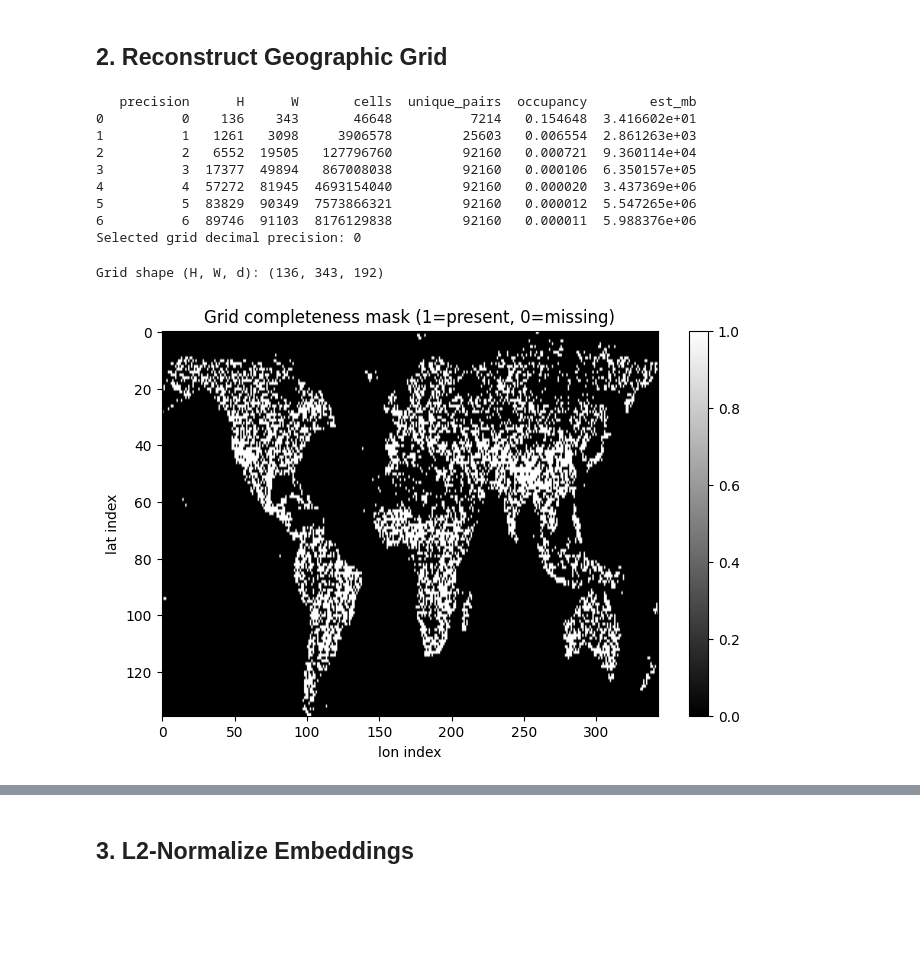
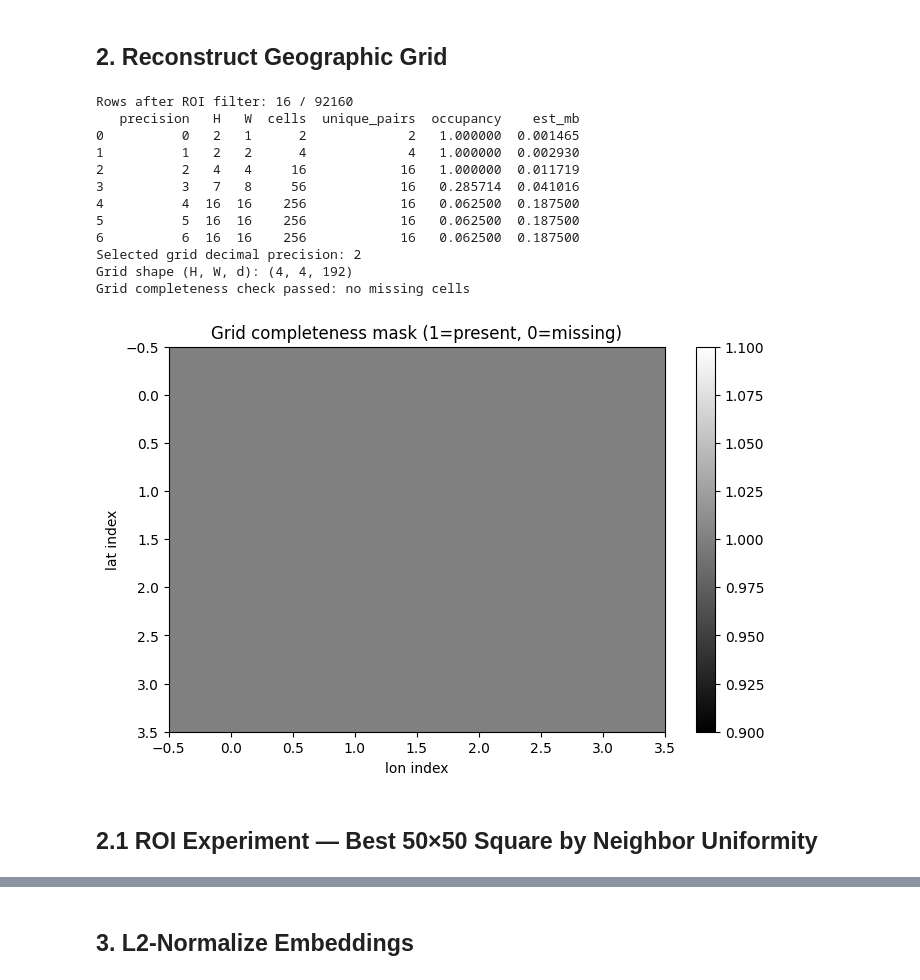
Before and after one commit to Michu1596/terramind, a Jupyter notebook: notebooks/latent_velocity_heatmap.ipynb, the cells around one changed output, grey strips where cells are left out. Cells and saved outputs as stored; diff of their text form; code cells hidden in the pictures; blank space fills up the shorter version.

```diff
--- a/notebooks/latent_velocity_heatmap.ipynb
+++ b/notebooks/latent_velocity_heatmap.ipynb
@@ -14,6 +14,7 @@ import warnings
 import numpy as np
 import pandas as pd
 import matplotlib.pyplot as plt
+from matplotlib.patches import Rectangle
 from sklearn.decomposition import PCA
 from scipy.ndimage import convolve, binary_erosion
 from tqdm.auto import tqdm
@@ -27,7 +28,18 @@ PCA_COMPONENTS = 3
 GRID_DECIMAL_PRECISION = None  # int or None to infer from data
 GRID_MAX_MEMORY_MB = 1024      # guardrail for E(H, W, d) allocation
 
-DATA_PATH = Path("../data/latents_0_92160.pt")
+# Optional region-of-interest constraints (set to float bounds or keep None)
+ROI_LAT_MIN = 40
+ROI_LAT_MAX = 41
+ROI_LON_MIN = 50
+ROI_LON_MAX = 51
+
+# Best-square experiment settings
+SQUARE_SIZE = 50
+SQUARE_STRIDE = 5
+ORDERINGS_FOR_SQUARE_SEARCH = ("lat_lon", "lon_lat")
+
+DATA_PATH = Path("data/latents_0_92160.pt")
 CACHE_DIR = Path("data/cache")
 CACHE_DIR.mkdir(parents=True, exist_ok=True)
 
@@ -148,6 +160,23 @@ latent NaNs: 0
 ## 2. Reconstruct Geographic Grid
 # %%
 # TODO: handle irregular/non-rectangular grids via interpolation onto regular grid
+
+# Apply optional ROI constraints before grid reconstruction.
+df_roi = df.copy()
+if ROI_LAT_MIN is not None:
+    df_roi = df_roi[df_roi["lat"] >= float(ROI_LAT_MIN)]
+if ROI_LAT_MAX is not None:
+    df_roi = df_roi[df_roi["lat"] <= float(ROI_LAT_MAX)]
+if ROI_LON_MIN is not None:
+    df_roi = df_roi[df_roi["lon"] >= float(ROI_LON_MIN)]
+if ROI_LON_MAX is not None:
+    df_roi = df_roi[df_roi["lon"] <= float(ROI_LON_MAX)]
+
+if len(df_roi) == 0:
+    raise ValueError("ROI filter removed all rows. Relax ROI_* bounds.")
+
+print(f"Rows after ROI filter: {len(df_roi)} / {len(df)}")
+
 
 def precision_candidates(df_in: pd.DataFrame, d: int):
     rows = []
@@ -174,7 +203,7 @@ def precision_candidates(df_in: pd.DataFrame, d: int):
         })
     return pd.DataFrame(rows)
 
-cand = precision_candidates(df, d)
+cand = precision_candidates(df_roi, d)
 print(cand[["precision", "H", "W", "cells", "unique_pairs", "occupancy", "est_mb"]])
 
 if GRID_DECIMAL_PRECISION is None:
@@ -190,7 +219,7 @@ else:
 
 print("Selected grid decimal precision:", inferred_precision)
 
-df_grid = df.copy()
+df_grid = df_roi.copy()
 df_grid["lat_r"] = df_grid["lat"].round(inferred_precision)
 df_grid["lon_r"] = df_grid["lon"].round(inferred_precision)
 
@@ -214,41 +243,45 @@ print("Grid shape (H, W, d):", (H, W, d))
 lat_to_i = {v: i for i, v in enumerate(lats)}
 lon_to_j = {v: j for j, v in enumerate(lons)}
 
 E = np.full((H, W, d), np.nan, dtype=np.float32)
 for row in agg.itertuples(index=False):
     i = lat_to_i[row.lat_r]
     j = lon_to_j[row.lon_r]
     E[i, j, :] = row.latent
 
 complete_mask = np.all(np.isfinite(E), axis=-1)
 missing_cells = int((~complete_mask).sum())
 total_cells = int(H * W)
 
 if missing_cells > 0:
     warnings.warn(
         f"Grid is incomplete: {missing_cells}/{total_cells} cells missing. Filled with NaN.",
         stacklevel=2,
     )
 else:
     assert complete_mask.all(), "Grid expected complete but found missing cells"
     print("Grid completeness check passed: no missing cells")
 
 fig, ax = plt.subplots(figsize=(8, 5))
 im = ax.imshow(complete_mask.astype(int), cmap="gray", origin="upper", aspect="auto")
 ax.set_title("Grid completeness mask (1=present, 0=missing)")
 ax.set_xlabel("lon index")
 ax.set_ylabel("lat index")
 plt.colorbar(im, ax=ax)
 plt.show()
 # %% [output]
-   precision      H      W       cells  unique_pairs  occupancy        est_mb
-0          0    136    343       46648          7214   0.154648  3.416602e+01
-1          1   1261   3098     3906578         25603   0.006554  2.861263e+03
-2          2   6552  19505   127796760         92160   0.000721  9.360114e+04
-3          3  17377  49894   867008038         92160   0.000106  6.350157e+05
-4          4  57272  81945  4693154040         92160   0.000020  3.437369e+06
-5          5  83829  90349  7573866321         92160   0.000012  5.547265e+06
-6          6  89746  91103  8176129838         92160   0.000011  5.988376e+06
-Selected grid decimal precision: 0
+Rows after ROI filter: 16 / 92160
+   precision   H   W  cells  unique_pairs  occupancy    est_mb
+0          0   2   1      2             2   1.000000  0.001465
+1          1   2   2      4             4   1.000000  0.002930
+2          2   4   4     16            16   1.000000  0.011719
+3          3   7   8     56            16   0.285714  0.041016
+4          4  16  16    256            16   0.062500  0.187500
+5          5  16  16    256            16   0.062500  0.187500
+6          6  16  16    256            16   0.062500  0.187500
+Selected grid decimal precision: 2
+Grid shape (H, W, d): (4, 4, 192)
+Grid completeness check passed: no missing cells
-Grid shape (H, W, d): (136, 343, 192)
-[figure, old version]
+[figure, new version]
+# %% [markdown]
+## 2.1 ROI Experiment — Best 50×50 Square by Neighbor Uniformity
```
Also changed, not shown: parts of 1 cell of this notebook.
